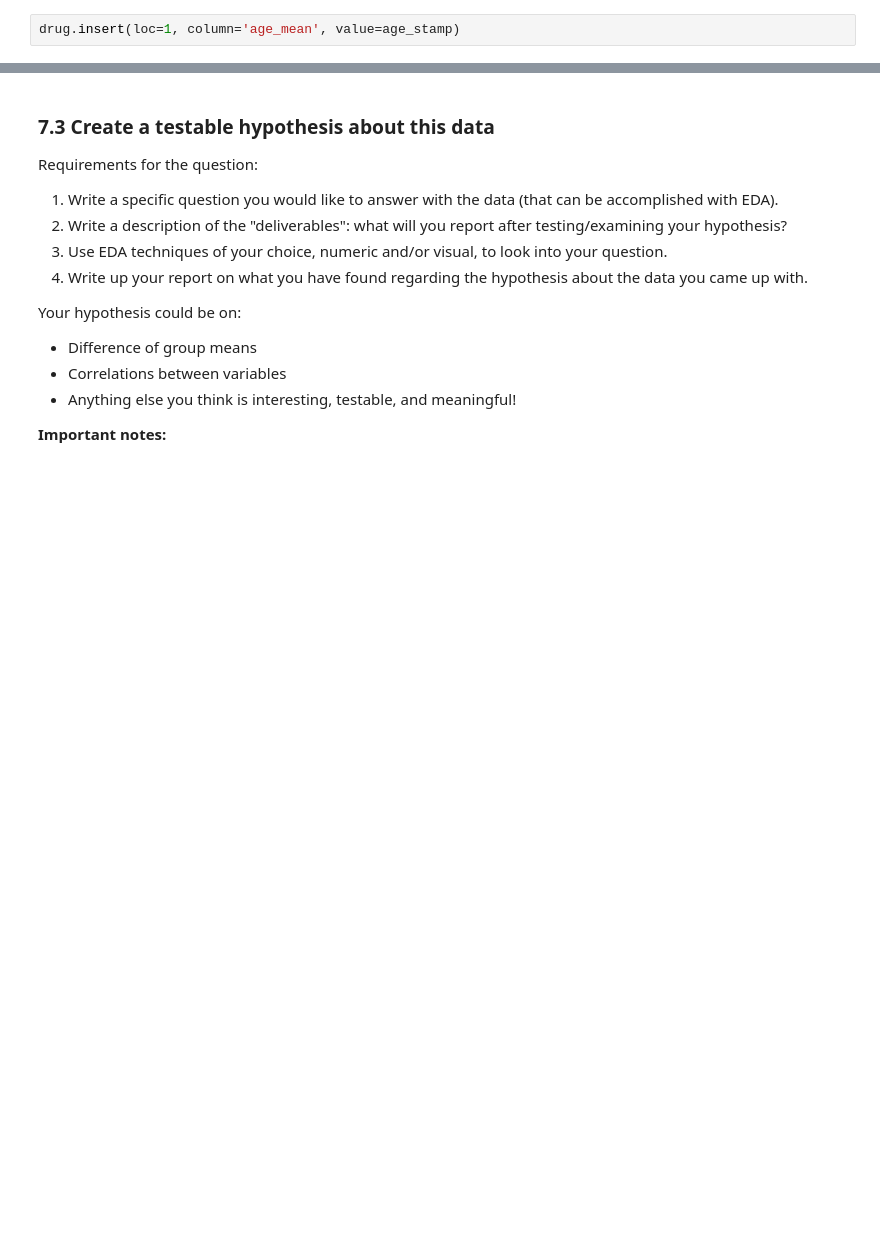
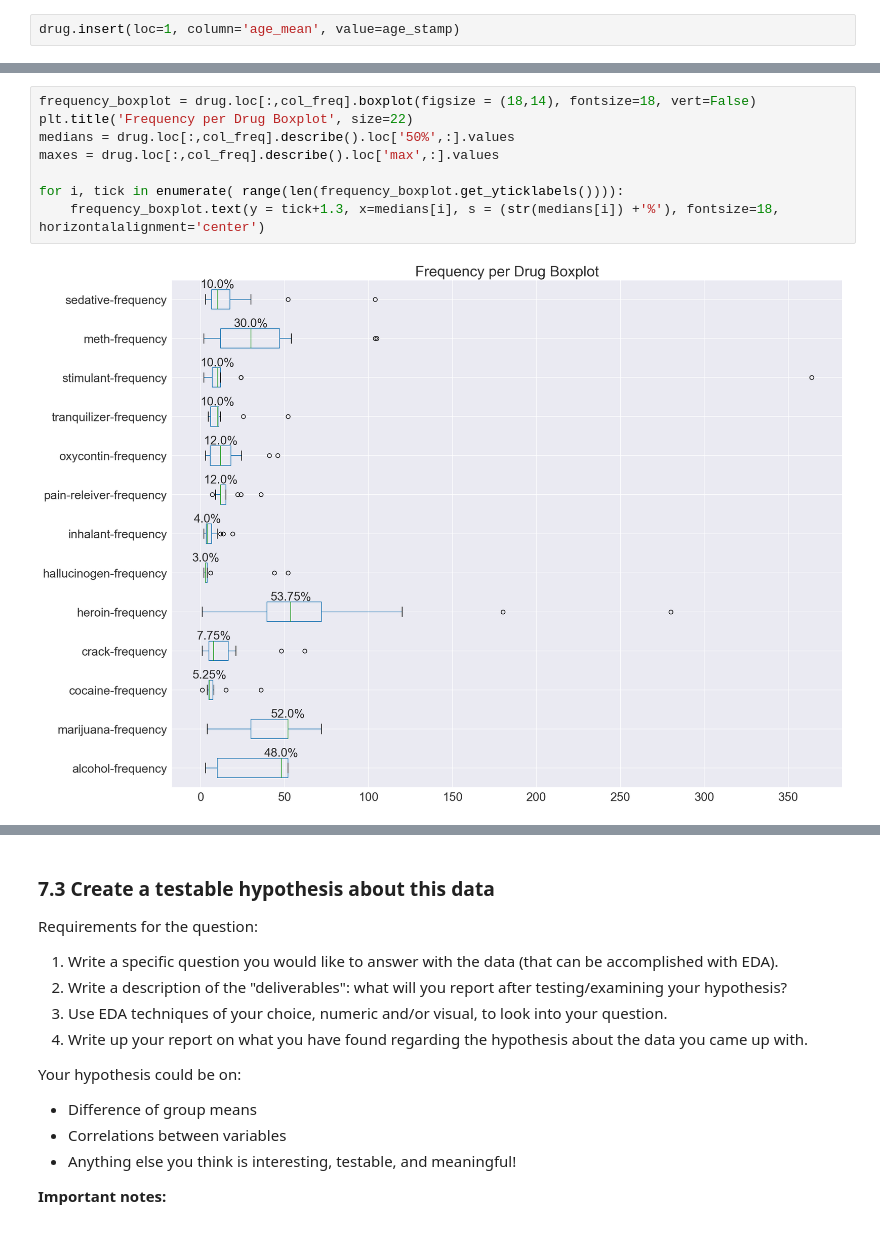
Before and after one commit to Miaowshroom/project2, a Jupyter notebook: project-02-v2-starter-code.ipynb, the cells around one changed output, grey strips where cells are left out. Drawn from its saved outputs; the diff is of its cells as text; blank space fills up the shorter version.

```diff
--- a/project-02-v2-starter-code.ipynb
+++ b/project-02-v2-starter-code.ipynb
@@ -843,0 +842,10 @@ No handles with labels found to put in legend.
+# %%
+frequency_boxplot = drug.loc[:,col_freq].boxplot(figsize = (18,14), fontsize=18, vert=False)
+plt.title('Frequency per Drug Boxplot', size=22)
+medians = drug.loc[:,col_freq].describe().loc['50%',:].values
+maxes = drug.loc[:,col_freq].describe().loc['max',:].values
+
+for i, tick in enumerate( range(len(frequency_boxplot.get_yticklabels()))):
+    frequency_boxplot.text(y = tick+1.3, x=medians[i], s = (str(medians[i]) +'%'), fontsize=18, horizontalalignment='center')
+# %% [output]
+[figure, added]
```
Also changed, not shown: parts of 17 cells of this notebook, 1 other file.
